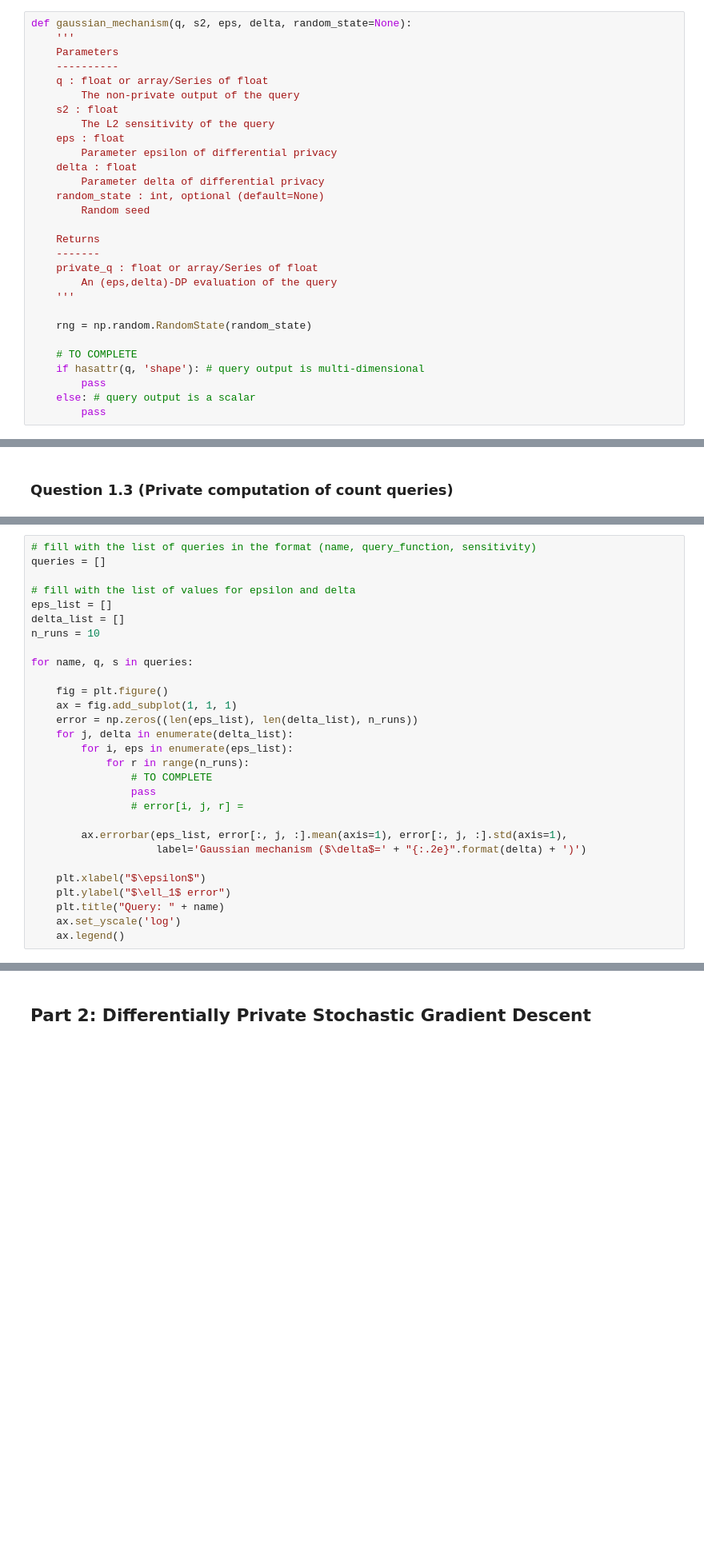
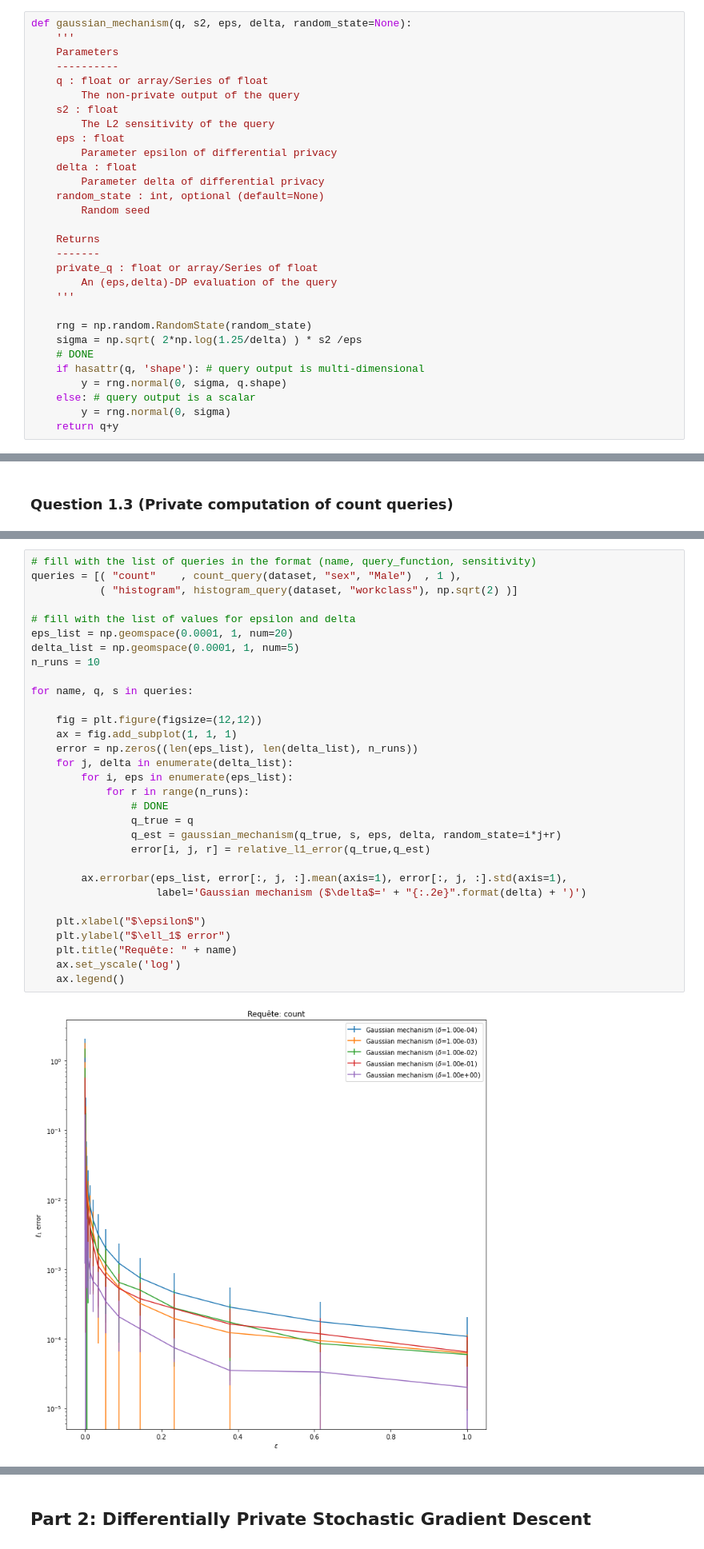
Before and after one commit to VictorCilleros/ML, a Jupyter notebook: Privacy/PPML.ipynb, the cells around one changed output, grey strips where cells are left out. Shown at 80% size. Cells and saved outputs as stored; diff of their text form; blank space fills up the shorter version.

```diff
--- a/Privacy/PPML.ipynb
+++ b/Privacy/PPML.ipynb
@@ -175,9 +174,10 @@ def gaussian_mechanism(q, s2, eps, delta, random_state=None):
     '''
 
     rng = np.random.RandomState(random_state)
-
-    # TO COMPLETE
+    sigma = np.sqrt( 2*np.log(1.25/delta) ) * s2 /eps
+    # DONE
     if hasattr(q, 'shape'): # query output is multi-dimensional
-        pass
+        y = rng.normal(0, sigma, q.shape)
     else: # query output is a scalar
-        pass
+        y = rng.normal(0, sigma)
+    return q+y
@@ -215,30 +229,34 @@ def relative_l1_error(q_true, q_est):
         return np.linalg.norm(q_true - q_est, ord=1) / np.linalg.norm(q_true, ord=1)
 # %%
 # fill with the list of queries in the format (name, query_function, sensitivity)
-queries = []
+queries = [( "count"    , count_query(dataset, "sex", "Male")  , 1 ),
+           ( "histogram", histogram_query(dataset, "workclass"), np.sqrt(2) )]
 
 # fill with the list of values for epsilon and delta
-eps_list = []
-delta_list = []
+eps_list = np.geomspace(0.0001, 1, num=20)
+delta_list = np.geomspace(0.0001, 1, num=5)
 n_runs = 10
 
 for name, q, s in queries:
 
-    fig = plt.figure()
+    fig = plt.figure(figsize=(12,12))
     ax = fig.add_subplot(1, 1, 1)
     error = np.zeros((len(eps_list), len(delta_list), n_runs))
     for j, delta in enumerate(delta_list):
         for i, eps in enumerate(eps_list):
             for r in range(n_runs):
-                # TO COMPLETE
-                pass
-                # error[i, j, r] =
+                # DONE
+                q_true = q
+                q_est = gaussian_mechanism(q_true, s, eps, delta, random_state=i*j+r)
+                error[i, j, r] = relative_l1_error(q_true,q_est)
 
         ax.errorbar(eps_list, error[:, j, :].mean(axis=1), error[:, j, :].std(axis=1),
                     label='Gaussian mechanism ($\delta$=' + "{:.2e}".format(delta) + ')')
 
     plt.xlabel("$\epsilon$")
     plt.ylabel("$\ell_1$ error")
-    plt.title("Query: " + name)
+    plt.title("Requête: " + name)
     ax.set_yscale('log')
     ax.legend()
+# %% [output]
+[figure, added]
```
Also changed, not shown: parts of 10 cells of this notebook.
